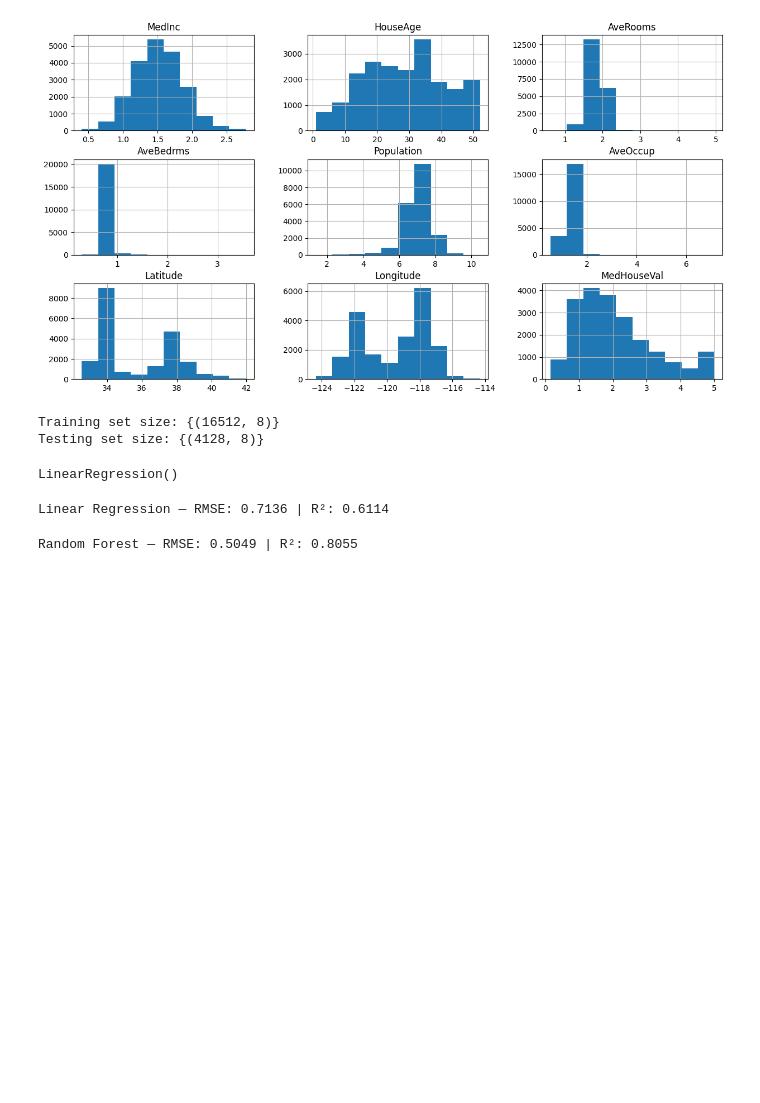
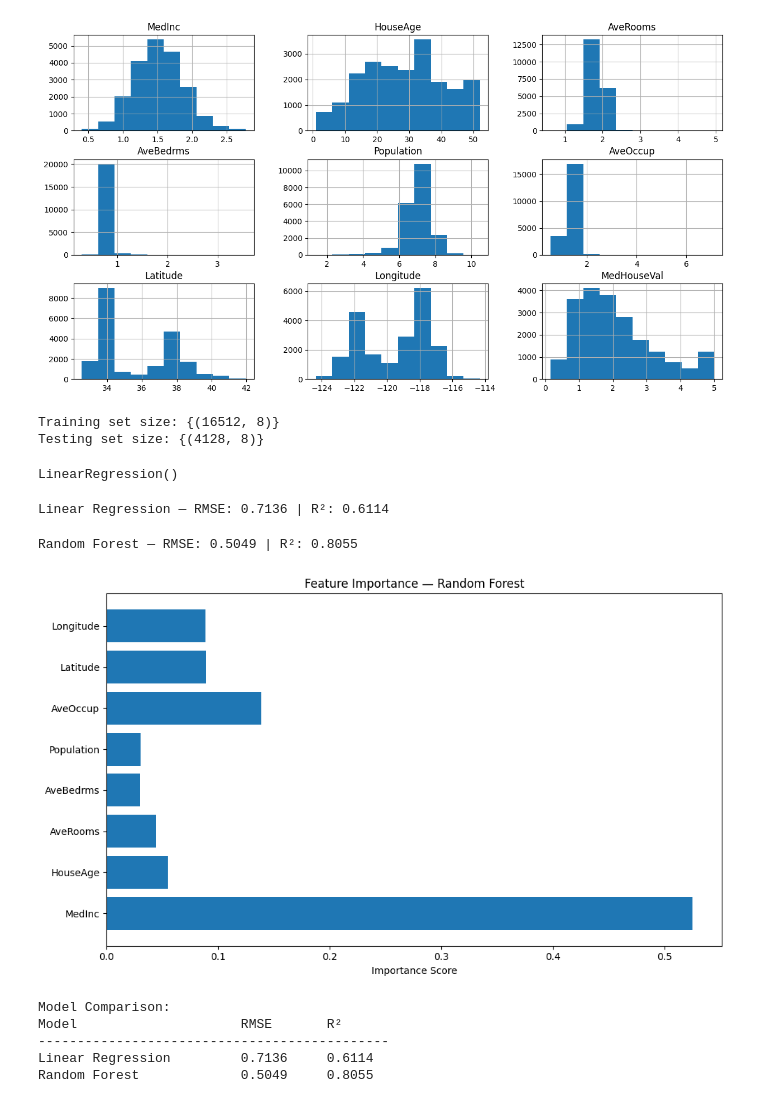
Before and after one commit to Rudeus0/house_price_prediction, a Jupyter notebook: notebooks/analysis.ipynb, the cells around one changed output. Drawn from its saved outputs; the diff is of its cells as text; code cells hidden in the pictures; blank space fills up the shorter version.

Commit message:
feat: add feature importance  barh chart  and model  comparison table:

```diff
--- a/notebooks/analysis.ipynb
+++ b/notebooks/analysis.ipynb
@@ -120,8 +120,8 @@ scaler = StandardScaler()
 X_train_scaled = scaler.fit_transform(X_train)
 X_test_scaled = scaler.transform(X_test)
 # %%
-model_rl = LinearRegression()
-model_rl.fit(X_train_scaled, y_train)
+model_lr = LinearRegression()
+model_lr.fit(X_train_scaled, y_train)
 # %% [output]
 LinearRegression()
 # %%
@@ -144,2 +144,27 @@ print(f"Random Forest — RMSE: {rmse_rf:.4f} | R²: {r2_rf:.4f}")
 # %% [output]
 Random Forest — RMSE: 0.5049 | R²: 0.8055
+# %%
+features = X.columns
+importance = model_rf.feature_importances_
+
+plt.figure(figsize=(10, 6))
+plt.barh(features, importance)
+plt.title("Feature Importance — Random Forest")
+plt.xlabel("Importance Score")
+plt.tight_layout()
+plt.savefig("../plots/feature_importance.png")
+plt.show()
+# %% [output]
+[figure, added]
+# %%
+print("\nModel Comparison:")
+print(f"{'Model':<25} {'RMSE':<10} {'R²':<10}")
+print("-" * 45)
+print(f"{'Linear Regression':<25} {rmse_lr:<10.4f} {r2_lr:<10.4f}")
+print(f"{'Random Forest':<25} {rmse_rf:<10.4f} {r2_rf:<10.4f}")
+# %% [output]
+Model Comparison:
+Model                     RMSE       R²
+---------------------------------------------
+Linear Regression         0.7136     0.6114
+Random Forest             0.5049     0.8055
```
Also changed, not shown: parts of 2 cells of this notebook.
